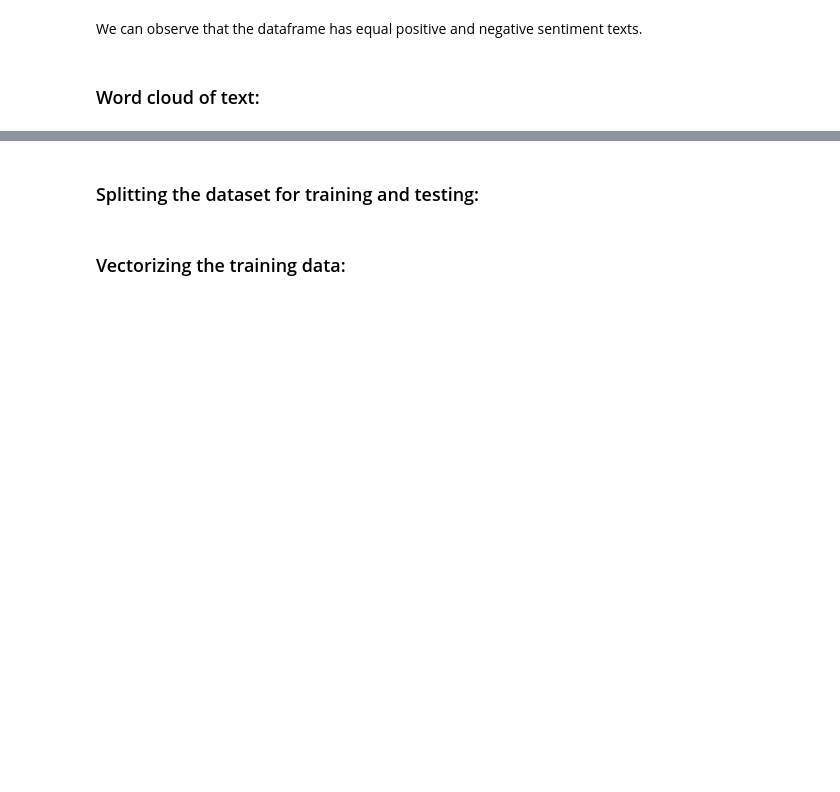
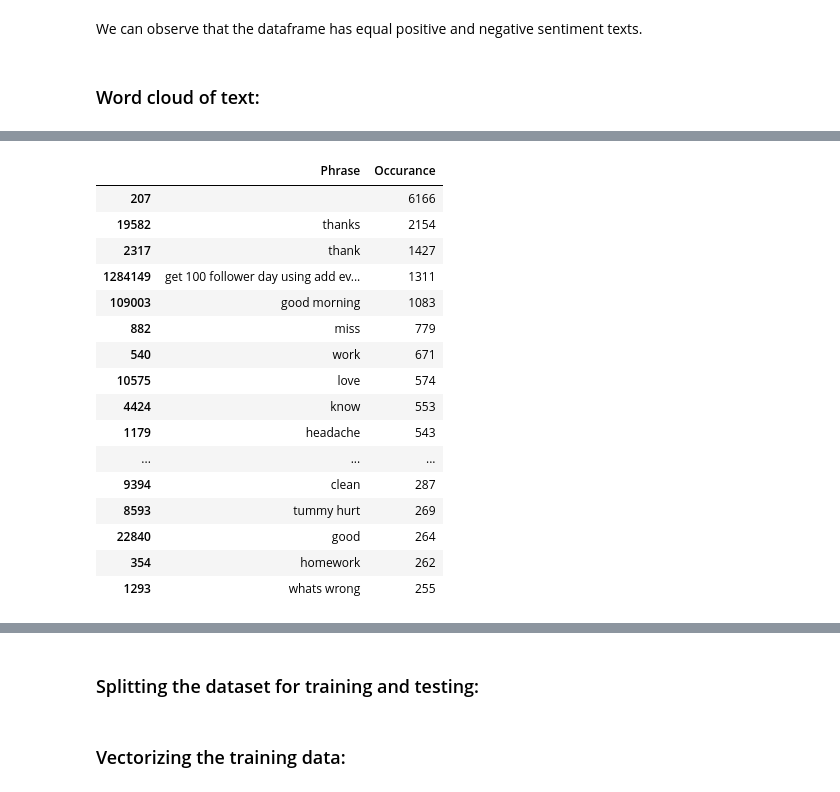
Before and after one commit to thomson18/sentiment_analysis, a Jupyter notebook: sentiment_analysis.ipynb, the cells around one changed output, grey strips where cells are left out. Saved outputs shown, nothing was run; the diff lists cells and outputs as text; code cells hidden in the pictures; blank space fills up the shorter version.

```diff
--- a/sentiment_analysis.ipynb
+++ b/sentiment_analysis.ipynb
@@ -218,0 +226,27 @@ plt.show()
+# %%
+val_count=Counter(data['text'])
+
+#Visualise the top 30 occuring words in the captions
+
+val_counts= pd.DataFrame.from_dict(val_count, orient= 'index').reset_index()
+val_counts= val_counts.rename(columns= {'index': 'Phrase', 0: 'Occurance'})
+val_counts.sort_values('Occurance', ascending= False, inplace= True)
+val_counts.head(30)
+# %% [output]
+|  | Phrase | Occurance |
+| 207 |  | 6166 |
+| 19582 | thanks | 2154 |
+| 2317 | thank | 1427 |
+| 1284149 | get 100 follower day using add ev... | 1311 |
+| 109003 | good morning | 1083 |
+| 882 | miss | 779 |
+| 540 | work | 671 |
+| 10575 | love | 574 |
+| 4424 | know | 553 |
+| 1179 | headache | 543 |
+| ... | ... | ... |
+| 9394 | clean | 287 |
+| 8593 | tummy hurt | 269 |
+| 22840 | good | 264 |
+| 354 | homework | 262 |
+| 1293 | whats wrong | 255 |
```
Also changed, not shown: parts of 12 cells of this notebook.
